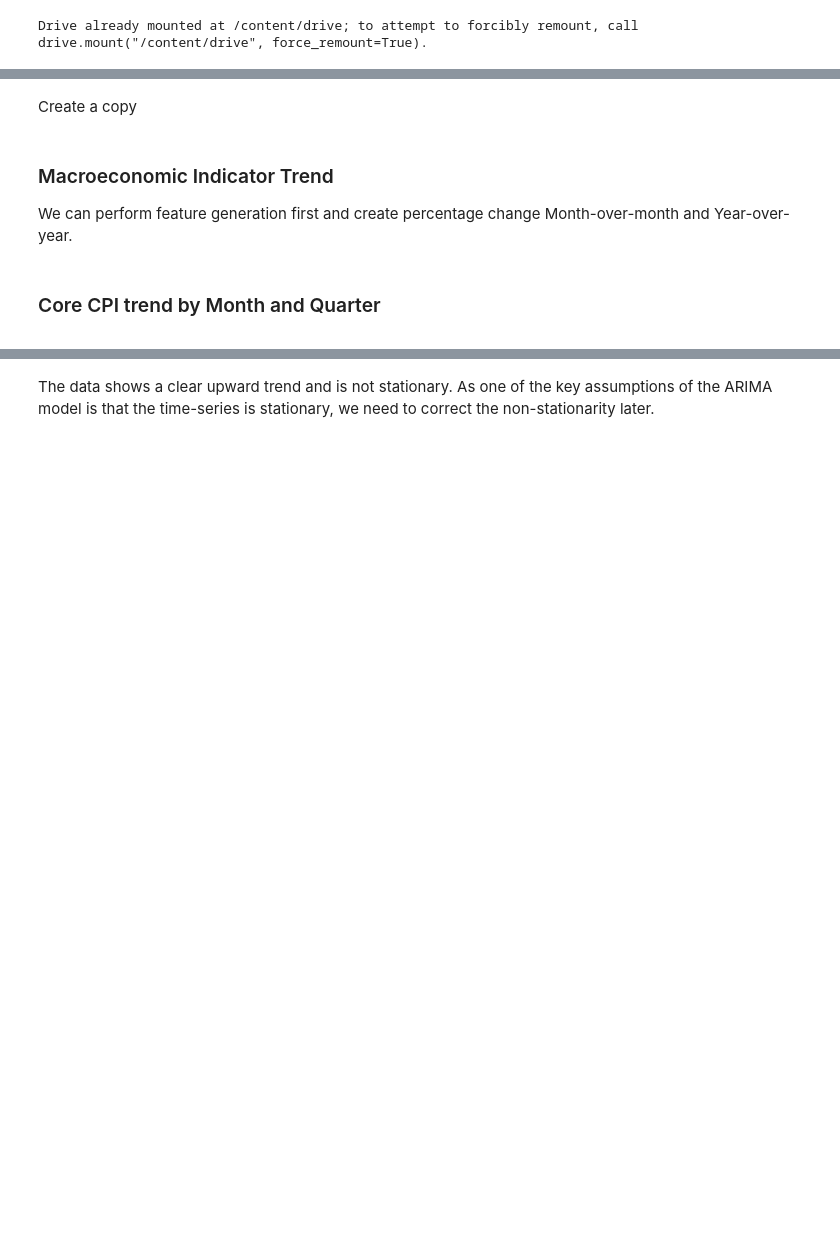
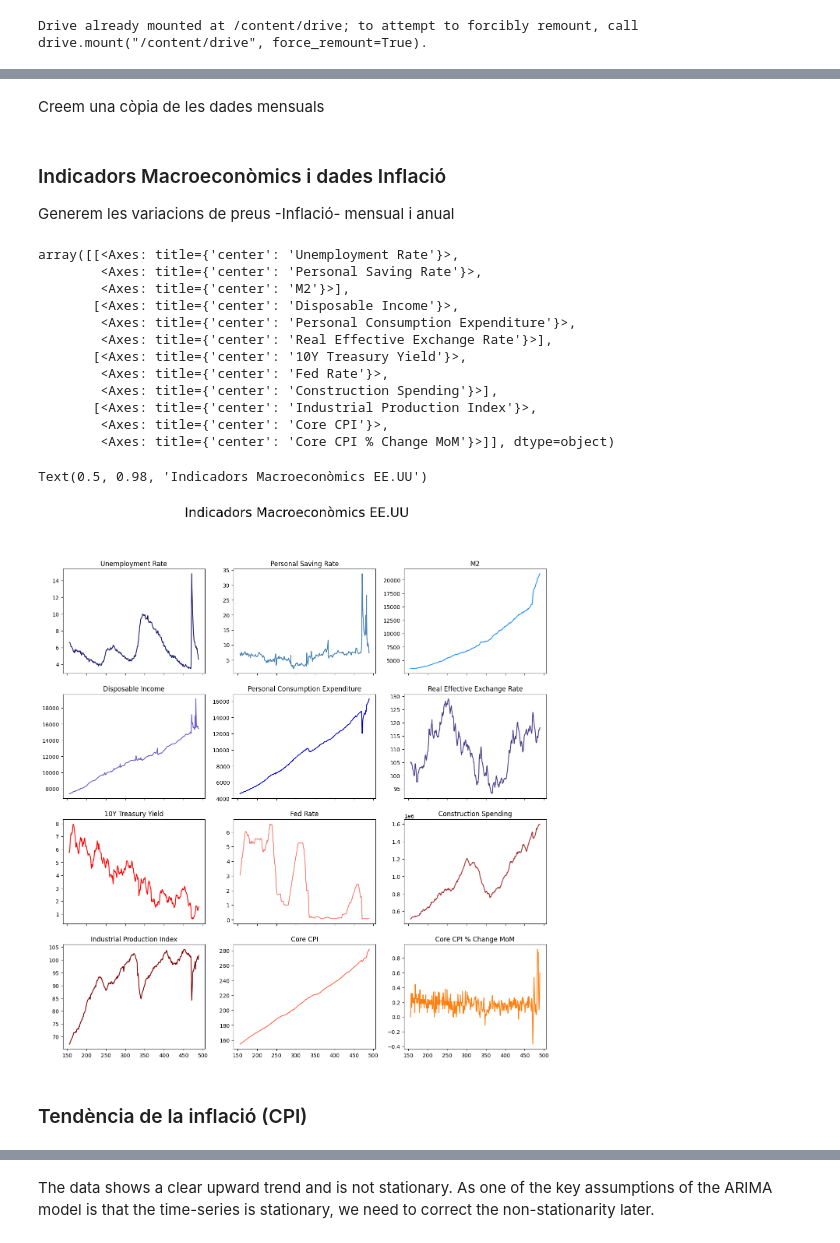
Before and after one commit to GerardAlba/UdAAnaliticaFinancera, a Jupyter notebook: UdAForecasting_Inflation_with_ARIMA_and_LSTM.ipynb, the cells around one changed output, grey strips where cells are left out. Saved outputs shown, nothing was run; the diff lists cells and outputs as text; code cells hidden in the pictures; blank space fills up the shorter version.

```diff
--- a/UdAForecasting_Inflation_with_ARIMA_and_LSTM.ipynb
+++ b/UdAForecasting_Inflation_with_ARIMA_and_LSTM.ipynb
@@ -70,29 +90,43 @@ monthly_raw['DATE'].nunique()
-# %% [markdown]
-Create a copy
+# %% [markdown]
+Creem una còpia de les dades mensuals
 # %%
 monthly_df = monthly_raw.copy()
-# %% [markdown]
-### Macroeconomic Indicator Trend
-<a id = "trend"></a>
-We can perform feature generation first and create percentage change Month-over-month and Year-over-year.
+# %% [markdown]
+### Indicadors Macroeconòmics i dades Inflació
+
+Generem les variacions de preus -Inflació- mensual i anual
 # %%
 monthly_df['cpi_pct_mom'] = round((monthly_df['ccpi'].pct_change().fillna(0))*100,2)
 monthly_df['cpi_pct_yoy'] = round((monthly_df['ccpi'].pct_change(12).fillna(0))*100,2)
 
 monthly_df.iloc[:, 1:13].plot(kind ='line',
             subplots = True,
             figsize = (16,16),
             title = ['Unemployment Rate', 'Personal Saving Rate','M2','Disposable Income','Personal Consumption Expenditure','Real Effective Exchange Rate',
                      '10Y Treasury Yield','Fed Rate','Construction Spending','Industrial Production Index','Core CPI','Core CPI % Change MoM'],
             legend = False,
             layout = (4,3),
             sharex = True,
             style = ['midnightblue', 'steelblue', 'dodgerblue', 'slateblue','mediumblue','darkslateblue','red','salmon','brown','maroon','tomato'])
 
-plt.suptitle('27 Year Macroeconomic Indicators for the United States', fontsize = 24)
+plt.suptitle('Indicadors Macroeconòmics EE.UU', fontsize = 24)
+# %% [output]
+array([[<Axes: title={'center': 'Unemployment Rate'}>,
+        <Axes: title={'center': 'Personal Saving Rate'}>,
+        <Axes: title={'center': 'M2'}>],
+       [<Axes: title={'center': 'Disposable Income'}>,
+        <Axes: title={'center': 'Personal Consumption Expenditure'}>,
+        <Axes: title={'center': 'Real Effective Exchange Rate'}>],
+       [<Axes: title={'center': '10Y Treasury Yield'}>,
+        <Axes: title={'center': 'Fed Rate'}>,
+        <Axes: title={'center': 'Construction Spending'}>],
+       [<Axes: title={'center': 'Industrial Production Index'}>,
+        <Axes: title={'center': 'Core CPI'}>,
+        <Axes: title={'center': 'Core CPI % Change MoM'}>]], dtype=object)
+Text(0.5, 0.98, 'Indicadors Macroeconòmics EE.UU')
+[figure, added]
-# %% [markdown]
-### Core CPI trend by Month and Quarter
-<a id = "mq"></a>
+# %% [markdown]
+### Tendència de la inflació (CPI)
 # %%
 monthly_df['year'] = monthly_df['DATE'].apply(lambda x: x.year)
 monthly_df['quarter'] = monthly_df['DATE'].apply(lambda x: x.quarter)
```
Also changed, not shown: parts of 26 cells of this notebook.
